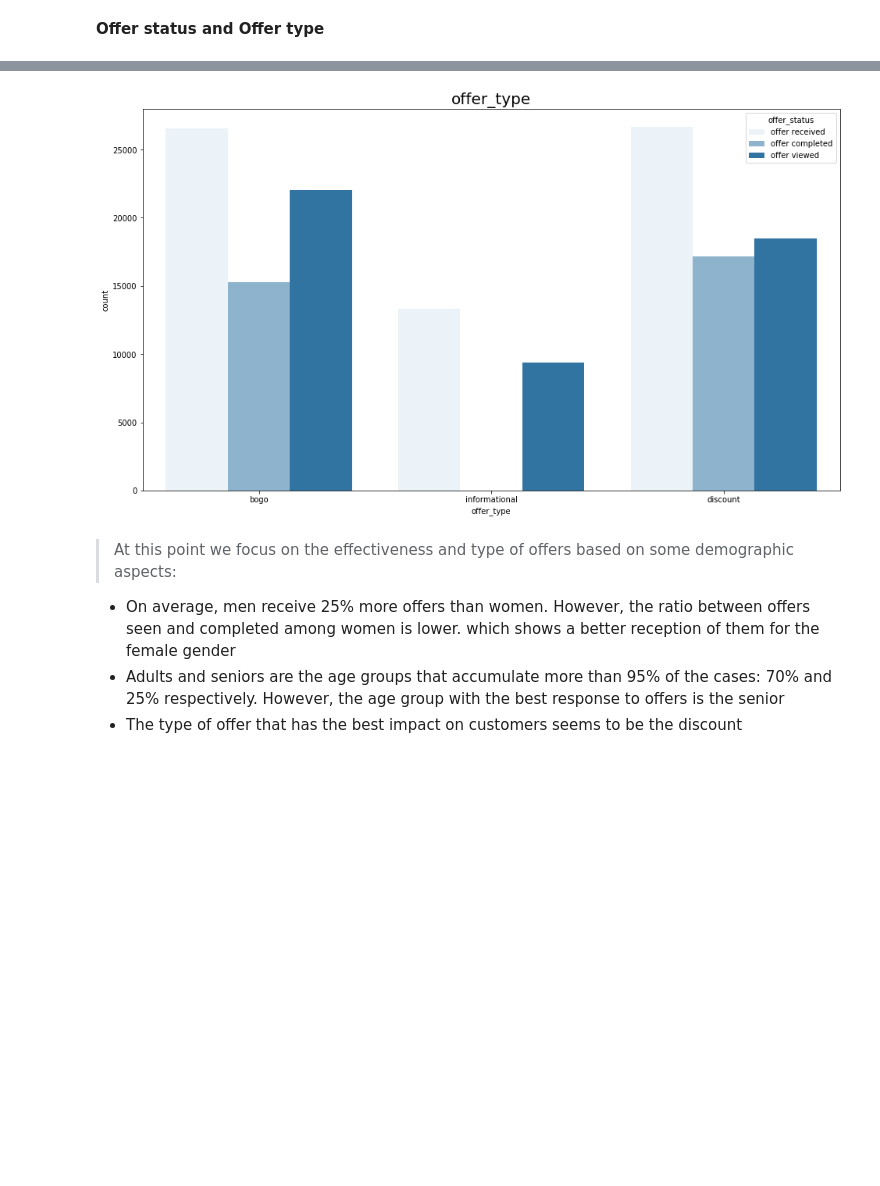
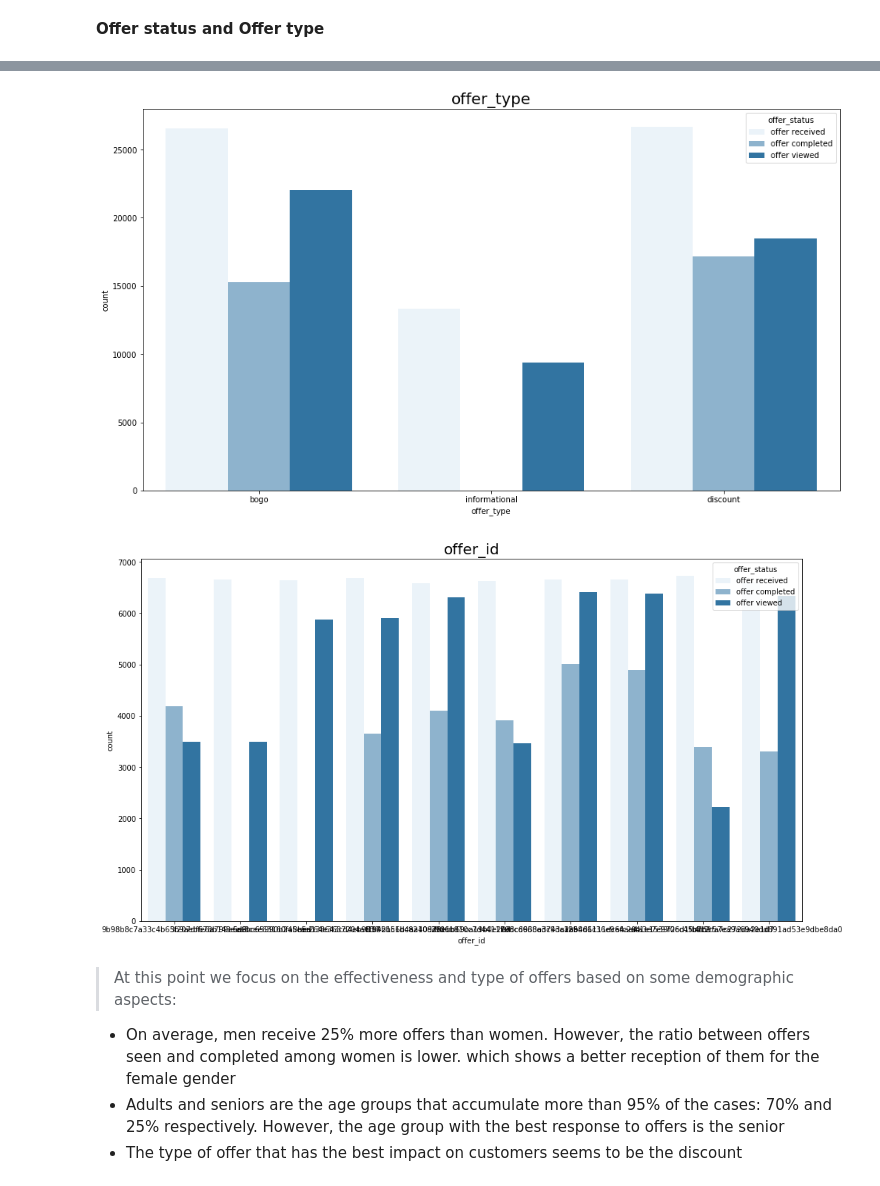
Before and after one commit to mgranica/Starbucks_Capstone_Challenge, a Jupyter notebook: Starbucks_Capstone_notebook.ipynb, the cells around one changed output, grey strips where cells are left out. Saved outputs shown, nothing was run; the diff lists cells and outputs as text; code cells hidden in the pictures; blank space fills up the shorter version.

```diff
--- a/Starbucks_Capstone_notebook.ipynb
+++ b/Starbucks_Capstone_notebook.ipynb
@@ -427,13 +419,15 @@ barchar(df=df_master.loc[df_master.gender != 'O'], cat_var='income_group', hue='
 # %%
 barchar(df=df_master.loc[df_master.gender != 'O'], cat_var='gender', hue='offer_status')
 barchar(df=df_master, cat_var='age_group', hue='offer_status')
 barchar(df=df_master, cat_var='income_group', hue='offer_status')
 barchar(df=df_master, cat_var='offer_type', hue='offer_status')
+barchar(df=df_master, cat_var='offer_id', hue='offer_status')
 # %% [output]
 [figure]
 [figure]
 [figure]
 [figure]
+[figure, added]
 # %% [markdown]
 > At this point we focus on the effectiveness and type of offers based on some demographic aspects:
 * On average, men receive 25% more offers than women. However, the ratio between offers seen and completed among women is lower. which shows a better reception of them for the female gender
```
Also changed, not shown: parts of 10 cells of this notebook, 1 other file.
